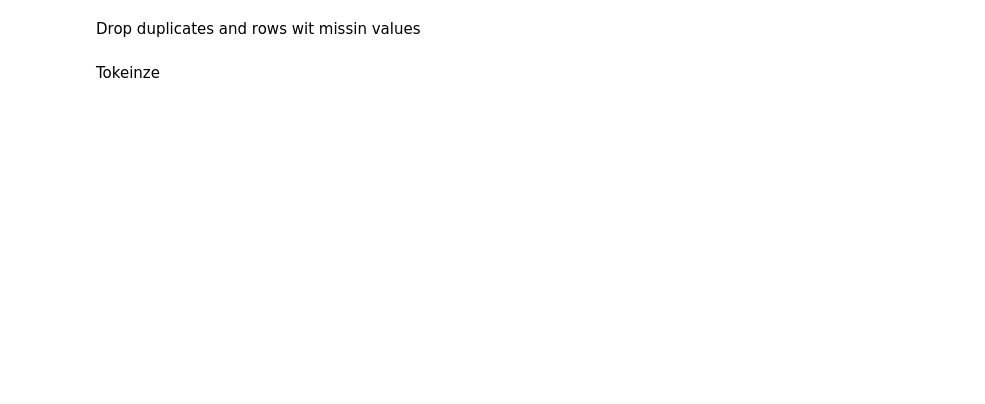
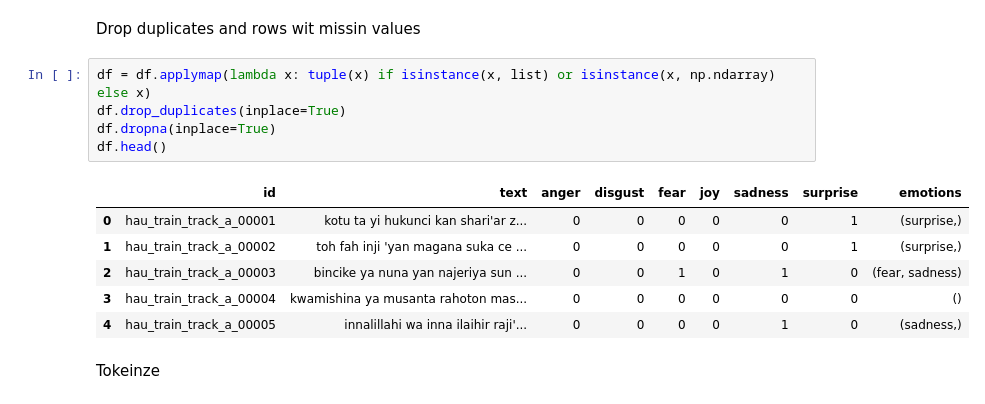
Before and after one commit to u21598012/COS-760-EA, a Jupyter notebook: preprocessor.ipynb, the cells around one changed output. Saved outputs shown, nothing was run; the diff lists cells and outputs as text; blank space fills up the shorter version.

```diff
--- a/preprocessor.ipynb
+++ b/preprocessor.ipynb
@@ -5,4 +46,16 @@ ds = load_dataset("brighter-dataset/BRIGHTER-emotion-categories", "")
 # %% [markdown]
 Drop duplicates and rows wit missin values
+# %%
+df = df.applymap(lambda x: tuple(x) if isinstance(x, list) or isinstance(x, np.ndarray) else x)
+df.drop_duplicates(inplace=True)
+df.dropna(inplace=True)
+df.head()
+# %% [output]
+|  | id | text | anger | disgust | fear | joy | sadness | surprise | emotions |
+| 0 | hau_train_track_a_00001 | kotu ta yi hukunci kan shari'ar z... | 0 | 0 | 0 | 0 | 0 | 1 | (surprise,) |
+| 1 | hau_train_track_a_00002 | toh fah inji 'yan magana suka ce ... | 0 | 0 | 0 | 0 | 0 | 1 | (surprise,) |
+| 2 | hau_train_track_a_00003 | bincike ya nuna yan najeriya sun ... | 0 | 0 | 1 | 0 | 1 | 0 | (fear, sadness) |
+| 3 | hau_train_track_a_00004 | kwamishina ya musanta rahoton mas... | 0 | 0 | 0 | 0 | 0 | 0 | () |
+| 4 | hau_train_track_a_00005 | innalillahi wa inna ilaihir raji'... | 0 | 0 | 0 | 0 | 1 | 0 | (sadness,) |
 # %% [markdown]
 Tokeinze
```
Also changed, not shown: parts of 12 cells of this notebook.
